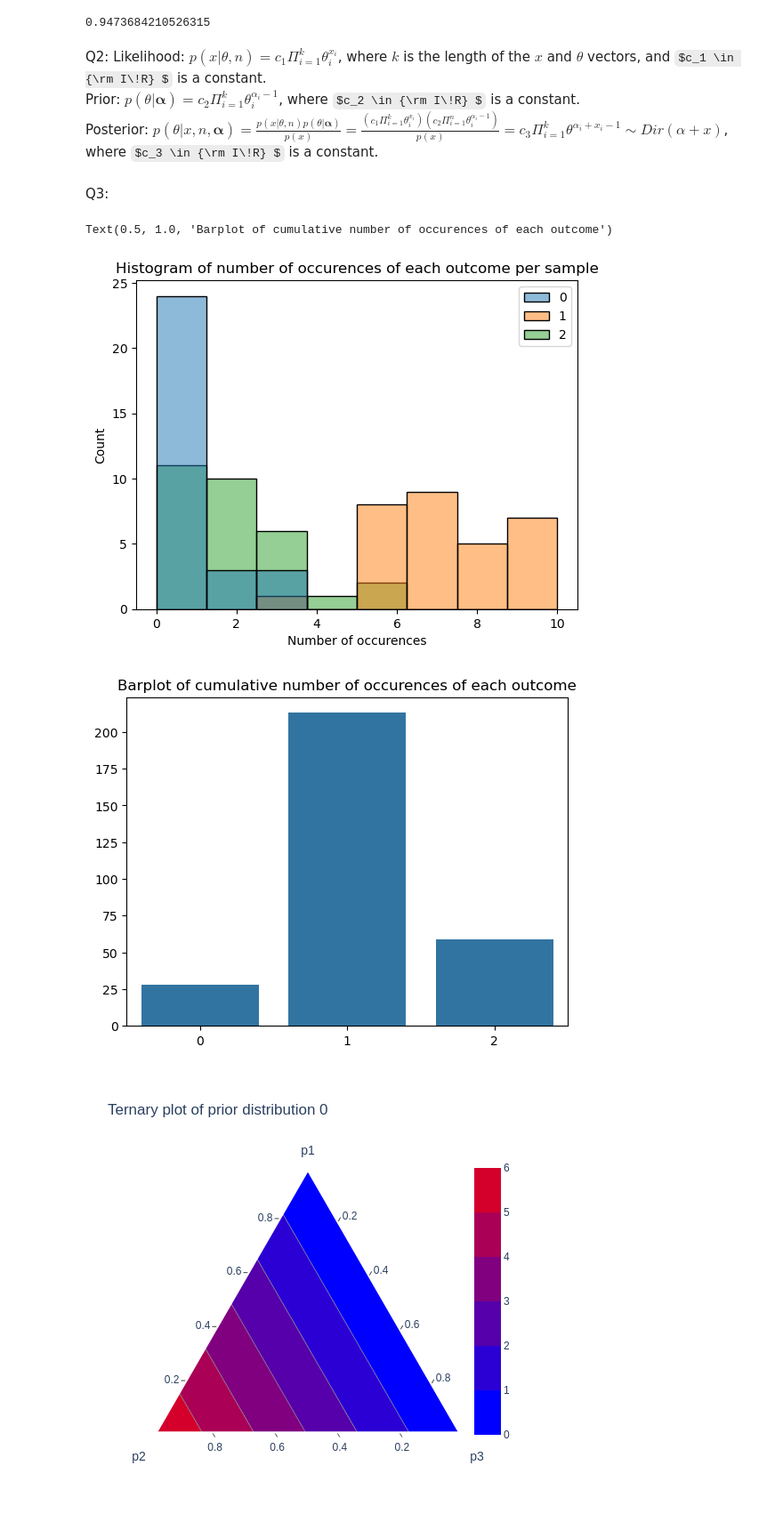
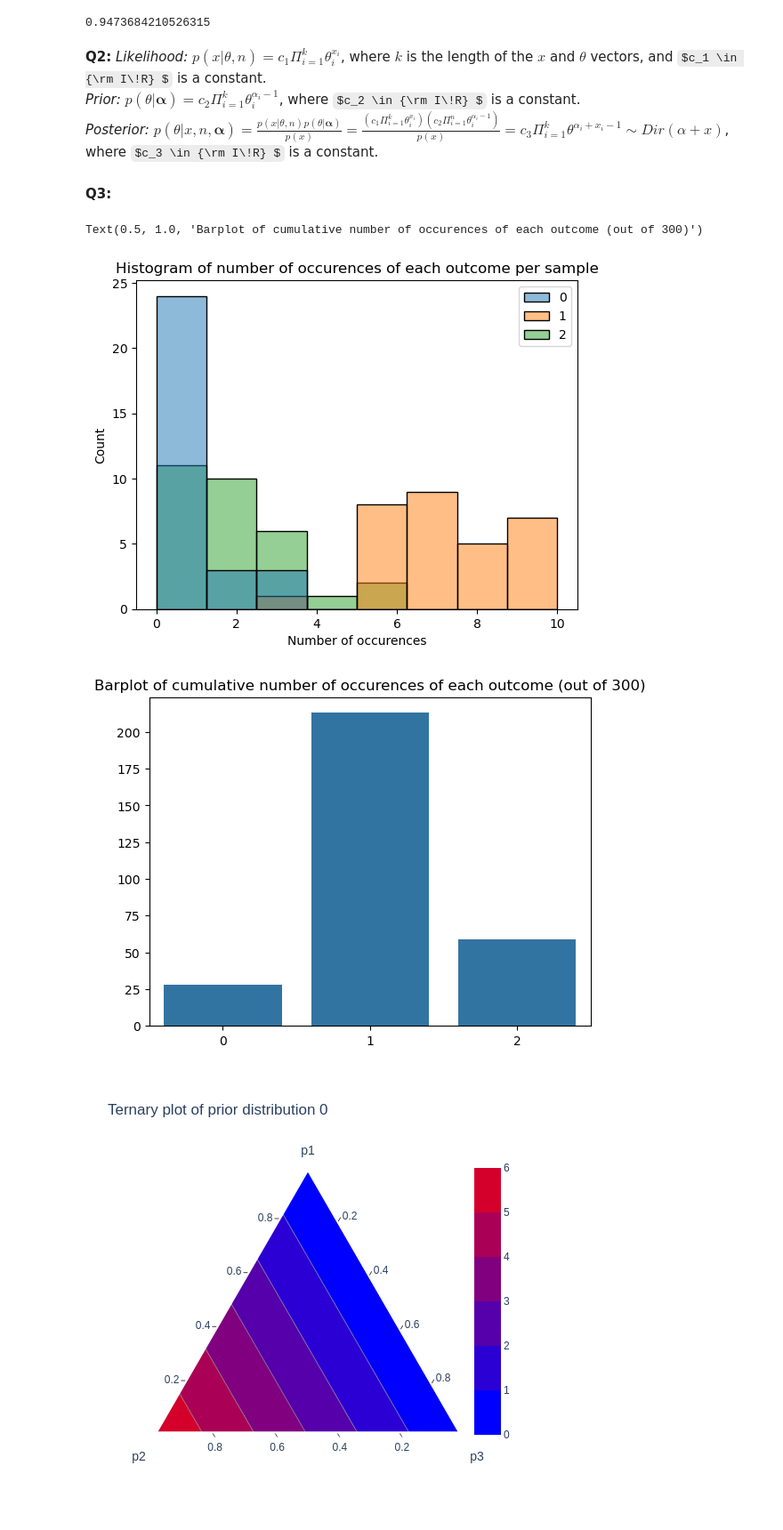
Before and after one commit to mding010705/STA365, a Jupyter notebook: HW1.ipynb, the cells around one changed output. Shown: that part at 89% size. Saved outputs shown, nothing was run; the diff lists cells and outputs as text; code cells hidden in the pictures; some formulas as TeX source.

```diff
--- a/HW1.ipynb
+++ b/HW1.ipynb
@@ -8,31 +11,37 @@ Q1: Let $P$ be a random variable on $\{0, 1\}$, where $P = 0$ means a student fa
 # %% [output]
 0.9473684210526315
 # %% [markdown]
-Q2:
-    Likelihood: $p(x|\theta, n) = c_1\Pi_{i = 1}^{k}\theta_i^{x_i}$, where $k$ is the length of the $x$ and $\theta$ vectors, and $c_1 \in {\rm I\!R} $ is a constant.\
-    Prior: $p(\theta|\boldsymbol{\alpha}) = c_2\Pi_{i = 1}^{k}\theta_i^{\alpha_i -1}$, where $c_2 \in {\rm I\!R} $ is a constant.\
-    Posterior: $p(\theta|x, n, \boldsymbol{\alpha}) = \frac{p(x|\theta, n)p(\theta|\boldsymbol{\alpha})}{p(x)} = \frac{(c_1\Pi_{i = 1}^{k}\theta_i^{x_i})(c_2\Pi_{i = 1}^{n}\theta_i^{\alpha_i -1})}{p(x)} = c_3 \Pi_{i = 1}^{k}\theta^{\alpha_i + x_i - 1} \sim Dir(\alpha + x)$, where $c_3 \in {\rm I\!R} $ is a constant.
+**Q2:**
+    *Likelihood:* $p(x|\theta, n) = c_1\Pi_{i = 1}^{k}\theta_i^{x_i}$, where $k$ is the length of the $x$ and $\theta$ vectors, and $c_1 \in {\rm I\!R} $ is a constant.\
+    *Prior:* $p(\theta|\boldsymbol{\alpha}) = c_2\Pi_{i = 1}^{k}\theta_i^{\alpha_i -1}$, where $c_2 \in {\rm I\!R} $ is a constant.\
+    *Posterior:* $p(\theta|x, n, \boldsymbol{\alpha}) = \frac{p(x|\theta, n)p(\theta|\boldsymbol{\alpha})}{p(x)} = \frac{(c_1\Pi_{i = 1}^{k}\theta_i^{x_i})(c_2\Pi_{i = 1}^{n}\theta_i^{\alpha_i -1})}{p(x)} = c_3 \Pi_{i = 1}^{k}\theta^{\alpha_i + x_i - 1} \sim Dir(\alpha + x)$, where $c_3 \in {\rm I\!R} $ is a constant.
 # %% [markdown]
-Q3:
+**Q3:**
 # %%
 from scipy import stats
 import matplotlib.pyplot as plt
 import seaborn as sns
 import numpy as np
 import plotly.figure_factory as ff
 import plotly.graph_objects as go
+
+# sample from multinomial distr
 np.random.seed(1009330298)
 mult3 = stats.multinomial(10, [0.1, 0.7, 0.2])
 mult3_samp = mult3.rvs(size = 30)
+
+# marginal histograms for each outcome on one axis
 plt.figure()
 hist = sns.histplot(mult3_samp)
 hist.set_title("Histogram of number of occurences of each outcome per sample")
 hist.set_xlabel("Number of occurences")
 sums = mult3_samp.sum(axis = 0)
+
+# overall counts of each outcome
 plt.figure()
-sns.barplot(sums).set_title("Barplot of cumulative number of occurences of each outcome (out of )")
+sns.barplot(sums).set_title("Barplot of cumulative number of occurences of each outcome (out of 300)")
 # %% [output]
-Text(0.5, 1.0, 'Barplot of cumulative number of occurences of each outcome')
+Text(0.5, 1.0, 'Barplot of cumulative number of occurences of each outcome (out of 300)')
 [figure]
-[figure, old version]
+[figure, new version]
 # %%
```
Also changed, not shown: parts of 5 cells of this notebook.
